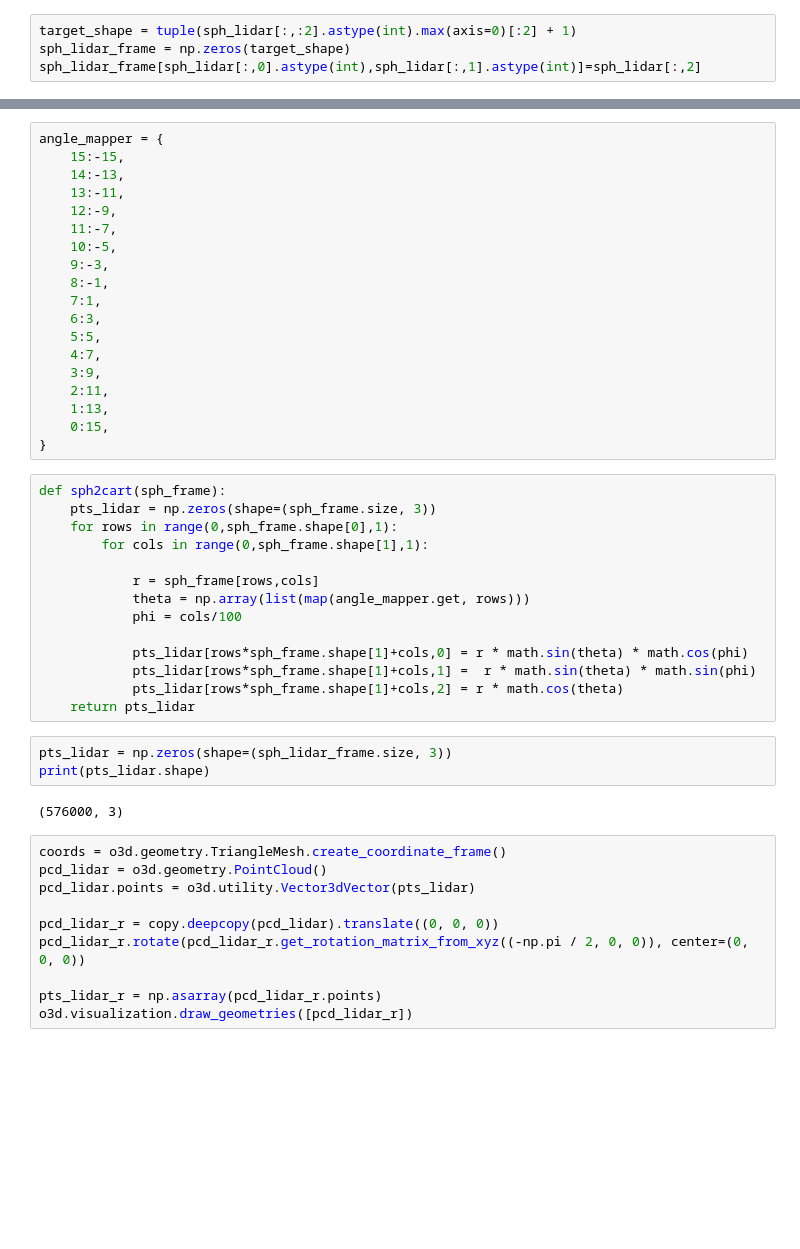
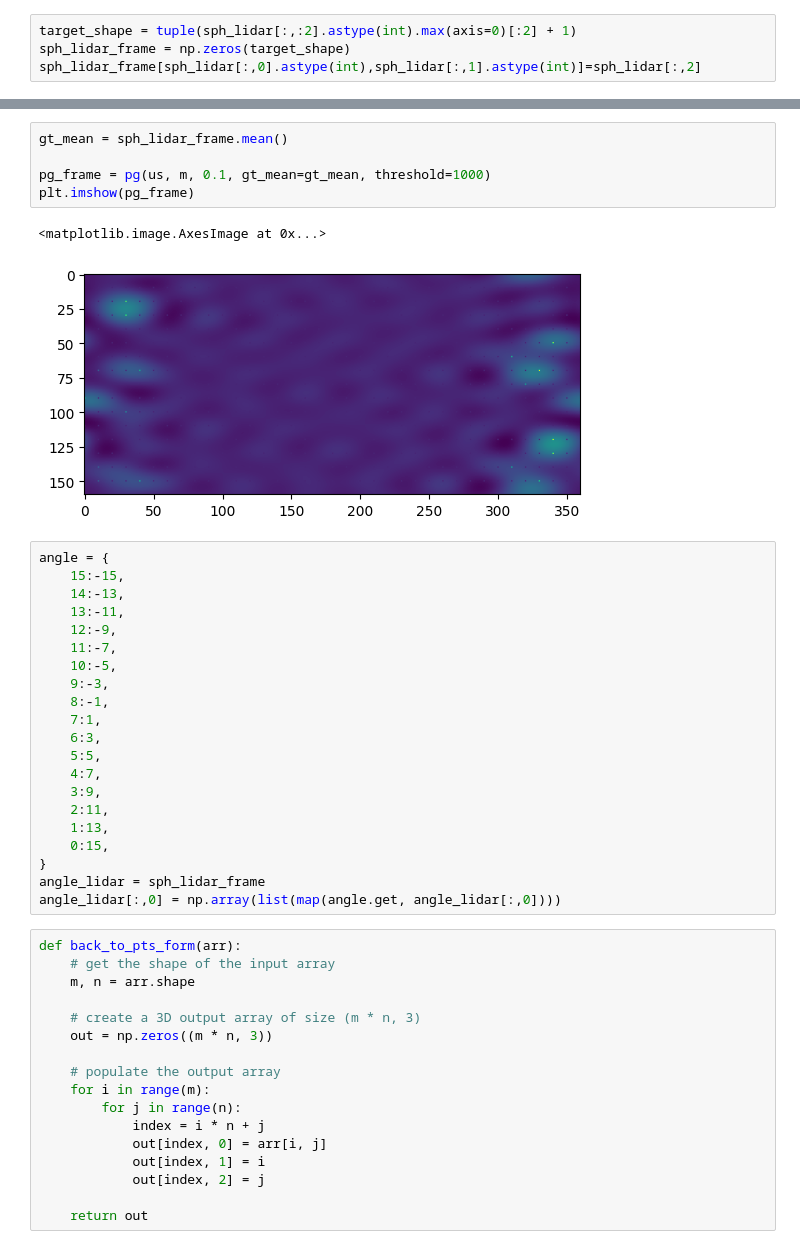
Before and after one commit to hebelab/sensor_fusion_in_the_cloud, a Jupyter notebook: Python/data_standardization/spherical.ipynb, the cells around one changed output, grey strips where cells are left out. Drawn from its saved outputs; the diff is of its cells as text; blank space fills up the shorter version.

```diff
--- a/Python/data_standardization/spherical.ipynb
+++ b/Python/data_standardization/spherical.ipynb
@@ -49,5 +113,13 @@ sph_lidar_frame[sph_lidar[:,0].astype(int),sph_lidar[:,1].astype(int)]=sph_lidar
+# %%
+gt_mean = sph_lidar_frame.mean()
+
+pg_frame = pg(us, m, 0.1, gt_mean=gt_mean, threshold=1000)
+plt.imshow(pg_frame)
+# %% [output]
+<matplotlib.image.AxesImage at 0x...>
+[figure, added]
 # %%
-angle_mapper = {
+angle = {
     15:-15,
     14:-13,
     13:-11,
@@ -65,32 +137,22 @@ angle_mapper = {
     1:13,
     0:15,
 }
+angle_lidar = sph_lidar_frame
+angle_lidar[:,0] = np.array(list(map(angle.get, angle_lidar[:,0])))
-# %%
-def sph2cart(sph_frame):
-    pts_lidar = np.zeros(shape=(sph_frame.size, 3))
-    for rows in range(0,sph_frame.shape[0],1):
-        for cols in range(0,sph_frame.shape[1],1):
-
-            r = sph_frame[rows,cols]
-            theta = np.array(list(map(angle_mapper.get, rows)))
-            phi = cols/100
-
-            pts_lidar[rows*sph_frame.shape[1]+cols,0] = r * math.sin(theta) * math.cos(phi)
-            pts_lidar[rows*sph_frame.shape[1]+cols,1] =  r * math.sin(theta) * math.sin(phi)
-            pts_lidar[rows*sph_frame.shape[1]+cols,2] = r * math.cos(theta)
-    return pts_lidar
-# %%
-pts_lidar = np.zeros(shape=(sph_lidar_frame.size, 3))
-print(pts_lidar.shape)
-# %% [output]
-(576000, 3)
-# %%
-coords = o3d.geometry.TriangleMesh.create_coordinate_frame()
-pcd_lidar = o3d.geometry.PointCloud()
-pcd_lidar.points = o3d.utility.Vector3dVector(pts_lidar)
-
-pcd_lidar_r = copy.deepcopy(pcd_lidar).translate((0, 0, 0))
-pcd_lidar_r.rotate(pcd_lidar_r.get_rotation_matrix_from_xyz((-np.pi / 2, 0, 0)), center=(0, 0, 0))
-
-pts_lidar_r = np.asarray(pcd_lidar_r.points)
-o3d.visualization.draw_geometries([pcd_lidar_r])
+# %%
+def back_to_pts_form(arr):
+    # get the shape of the input array
+    m, n = arr.shape
+
+    # create a 3D output array of size (m * n, 3)
+    out = np.zeros((m * n, 3))
+
+    # populate the output array
+    for i in range(m):
+        for j in range(n):
+            index = i * n + j
+            out[index, 0] = arr[i, j]
+            out[index, 1] = i
+            out[index, 2] = j
+
+    return out
```
Also changed, not shown: parts of 7 cells of this notebook, 44 other files.
